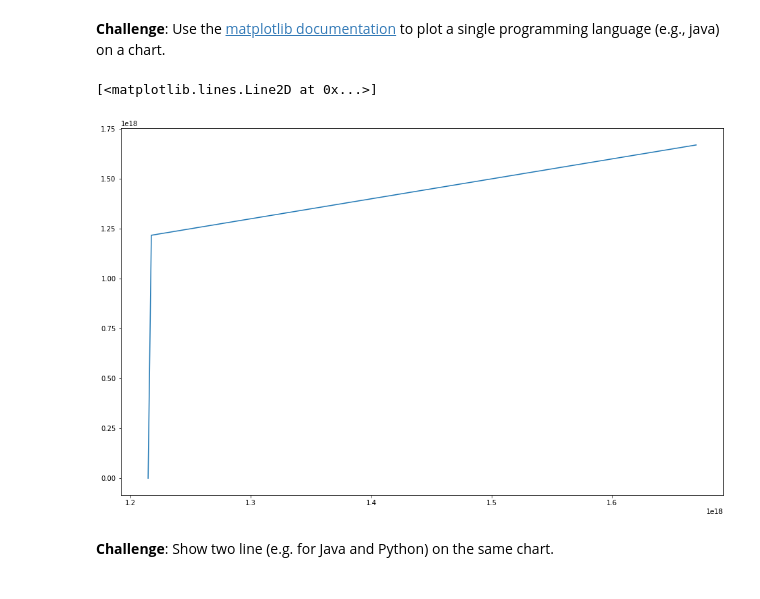
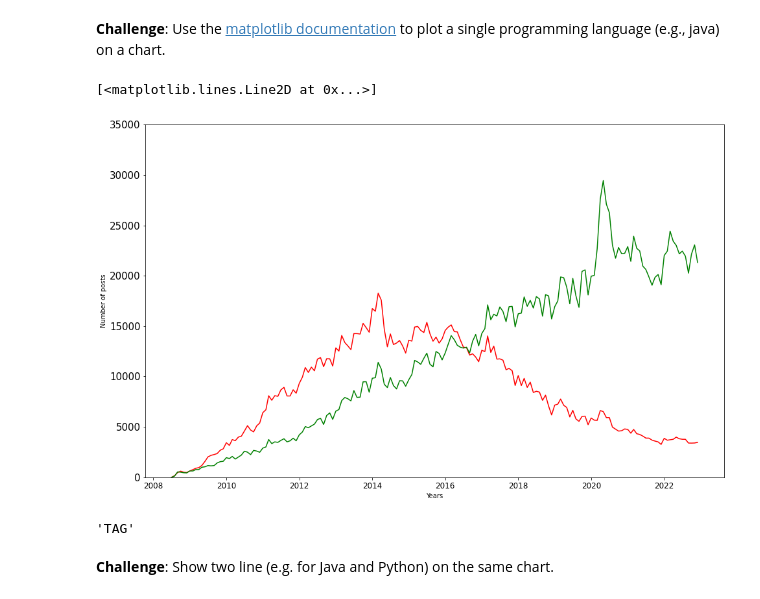
Before and after one commit to jul1998/Pandas-Python, a Jupyter notebook: Programming_Languages_(start).ipynb, the cells around one changed output. Cells and saved outputs as stored; diff of their text form; code cells hidden in the pictures.

```diff
--- a/Programming_Languages_(start).ipynb
+++ b/Programming_Languages_(start).ipynb
@@ -191,11 +197,21 @@ False
 **Challenge**: Use the [matplotlib documentation](https://matplotlib.org/3.2.1/api/_as_gen/matplotlib.pyplot.plot.html#matplotlib.pyplot.plot) to plot a single programming language (e.g., java) on a chart.
 # %%
 import matplotlib.pyplot as plt
-# %%
-plt.figure(figsize=(16,10))
-plt.plot(reshape_df.index, reshape_df.java)
-# %% [output]
-[<matplotlib.lines.Line2D at 0x...>]
-[figure, removed]
+# %%
+plt.figure(figsize=(16,10))
+plt.xticks(fontsize=12)
+plt.yticks(fontsize=15)
+plt.ylim(0, 35000)
+plt.ylabel("Number of posts")
+plt.xlabel("Years")
+plt.plot(reshape_df.index, reshape_df.php, color="red")
+plt.plot(reshape_df.index, reshape_df.python, color="green")
+# %% [output]
+[<matplotlib.lines.Line2D at 0x...>]
+[figure, added]
+# %%
+reshape_df.columns.name
+# %% [output]
+'TAG'
 # %% [markdown]
 **Challenge**: Show two line (e.g. for Java and Python) on the same chart.
```
Also changed, not shown: parts of 8 cells of this notebook.
